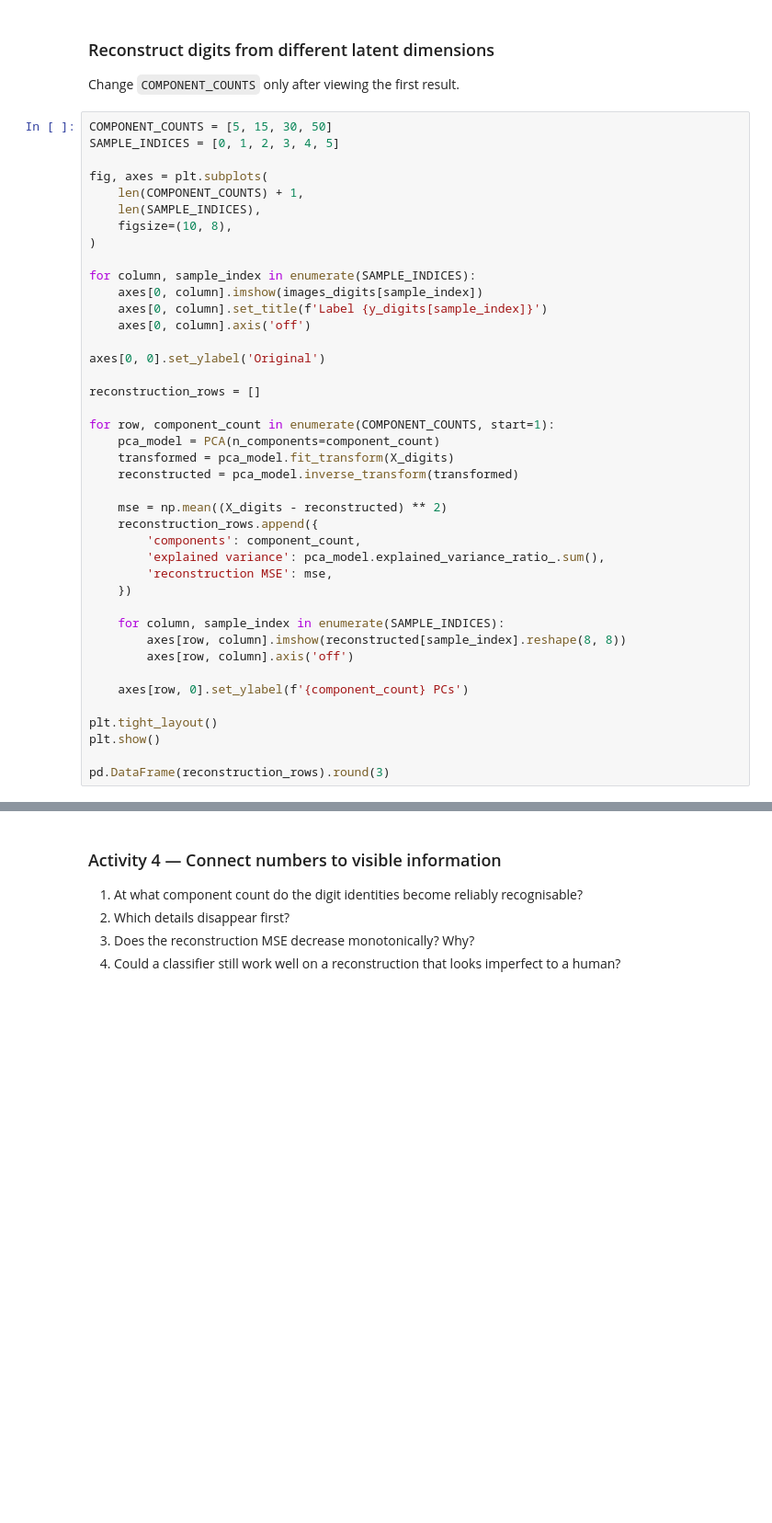
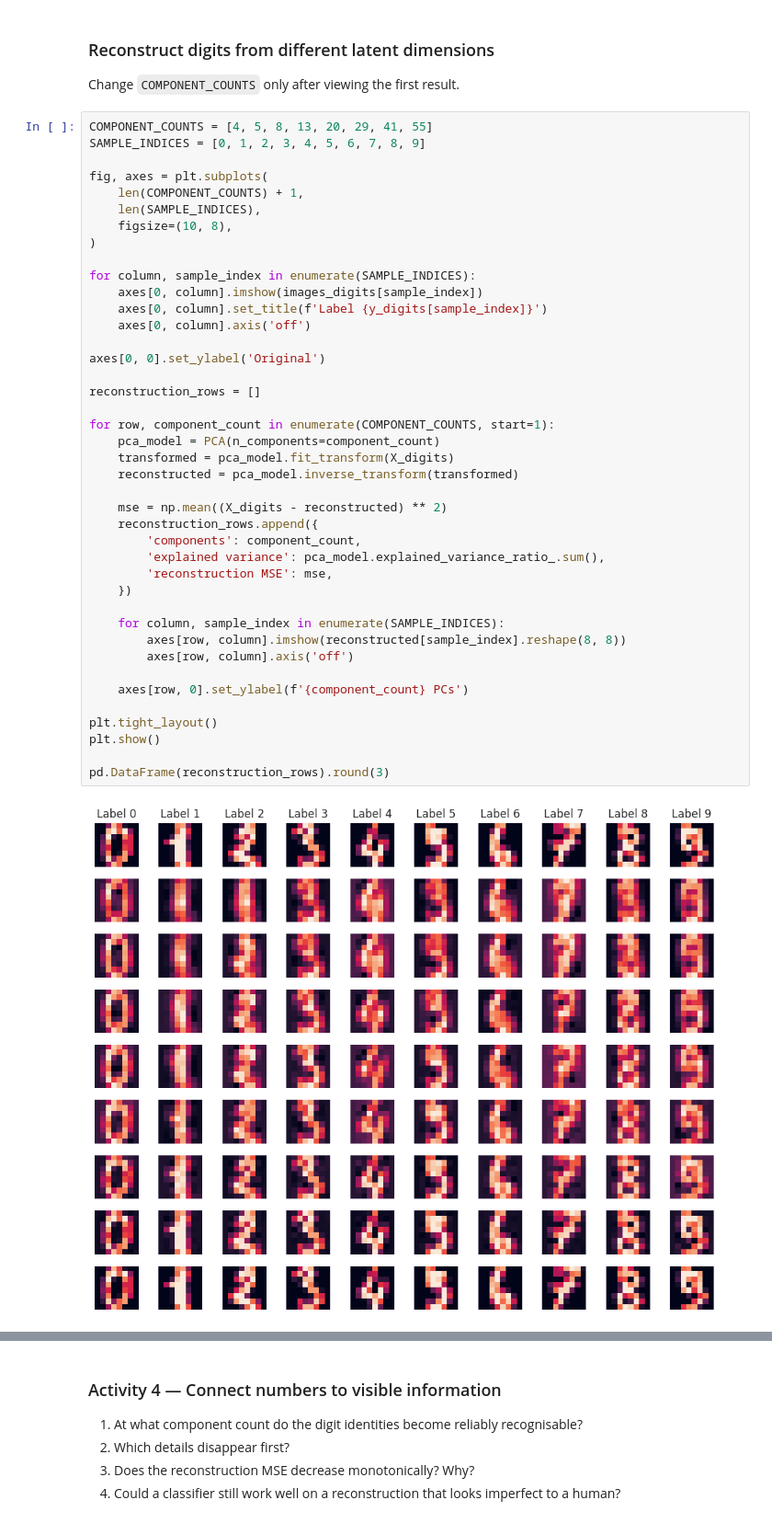
Before and after one commit to d3m1d0s/FoML_exercises, a Jupyter notebook: fml_08_student_en_active_learning.ipynb, the cells around one changed output, grey strips where cells are left out. Shown at 92% size. Saved outputs shown, nothing was run; the diff lists cells and outputs as text; blank space fills up the shorter version.

```diff
--- a/fml_08_student_en_active_learning.ipynb
+++ b/fml_08_student_en_active_learning.ipynb
@@ -432,8 +435,8 @@ Why is explained variance a property of the features, not a direct measure of cl
 
 Change `COMPONENT_COUNTS` only after viewing the first result.
 # %%
-COMPONENT_COUNTS = [5, 15, 30, 50]
-SAMPLE_INDICES = [0, 1, 2, 3, 4, 5]
+COMPONENT_COUNTS = [4, 5, 8, 13, 20, 29, 41, 55]
+SAMPLE_INDICES = [0, 1, 2, 3, 4, 5, 6, 7, 8, 9]
 
 fig, axes = plt.subplots(
     len(COMPONENT_COUNTS) + 1,
@@ -445,30 +448,32 @@ for column, sample_index in enumerate(SAMPLE_INDICES):
     axes[0, column].imshow(images_digits[sample_index])
     axes[0, column].set_title(f'Label {y_digits[sample_index]}')
     axes[0, column].axis('off')
 
 axes[0, 0].set_ylabel('Original')
 
 reconstruction_rows = []
 
 for row, component_count in enumerate(COMPONENT_COUNTS, start=1):
     pca_model = PCA(n_components=component_count)
     transformed = pca_model.fit_transform(X_digits)
     reconstructed = pca_model.inverse_transform(transformed)
 
     mse = np.mean((X_digits - reconstructed) ** 2)
     reconstruction_rows.append({
         'components': component_count,
         'explained variance': pca_model.explained_variance_ratio_.sum(),
         'reconstruction MSE': mse,
     })
 
     for column, sample_index in enumerate(SAMPLE_INDICES):
         axes[row, column].imshow(reconstructed[sample_index].reshape(8, 8))
         axes[row, column].axis('off')
 
     axes[row, 0].set_ylabel(f'{component_count} PCs')
 
 plt.tight_layout()
 plt.show()
 
 pd.DataFrame(reconstruction_rows).round(3)
+# %% [output]
+[figure, added]
```
Also changed, not shown: parts of 3 cells of this notebook.
